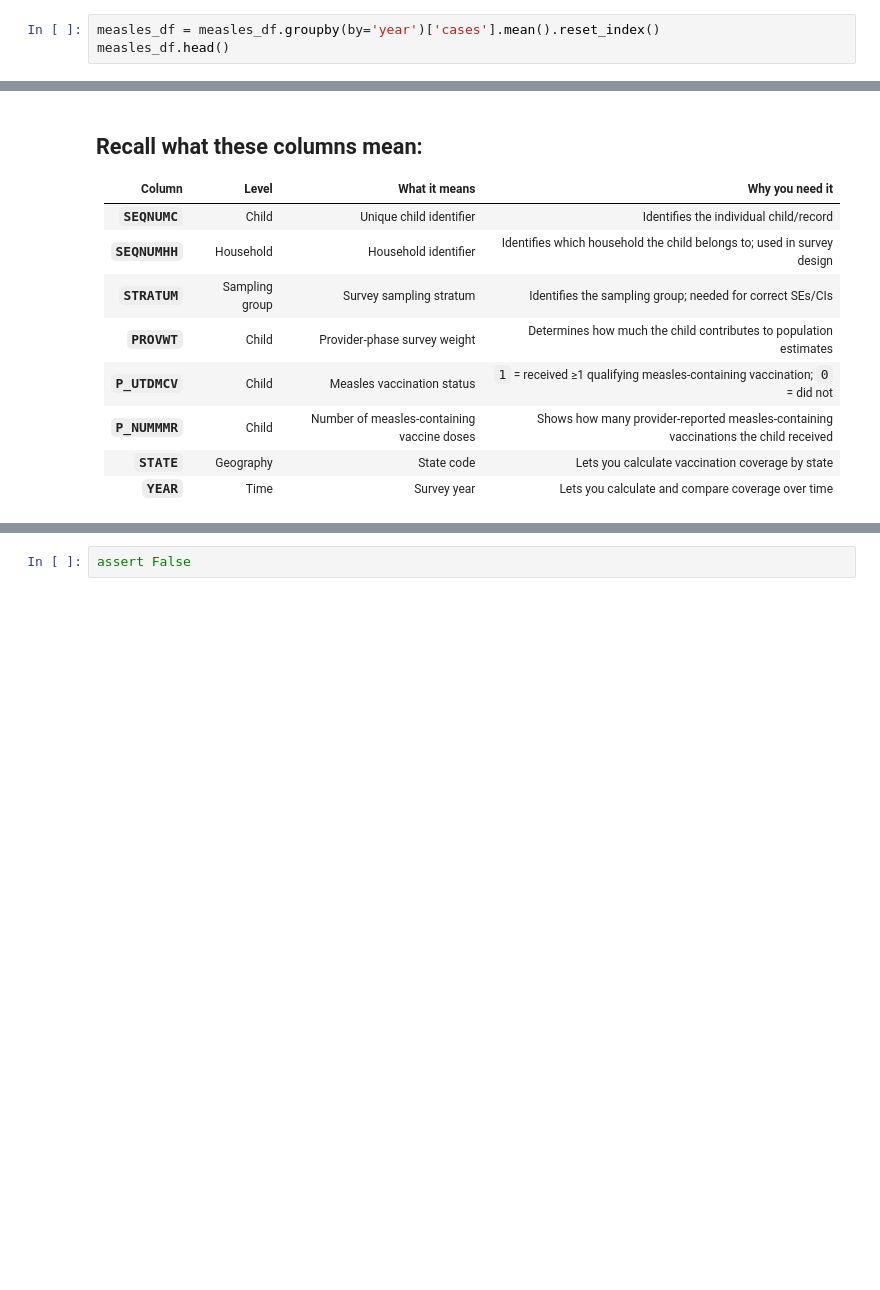
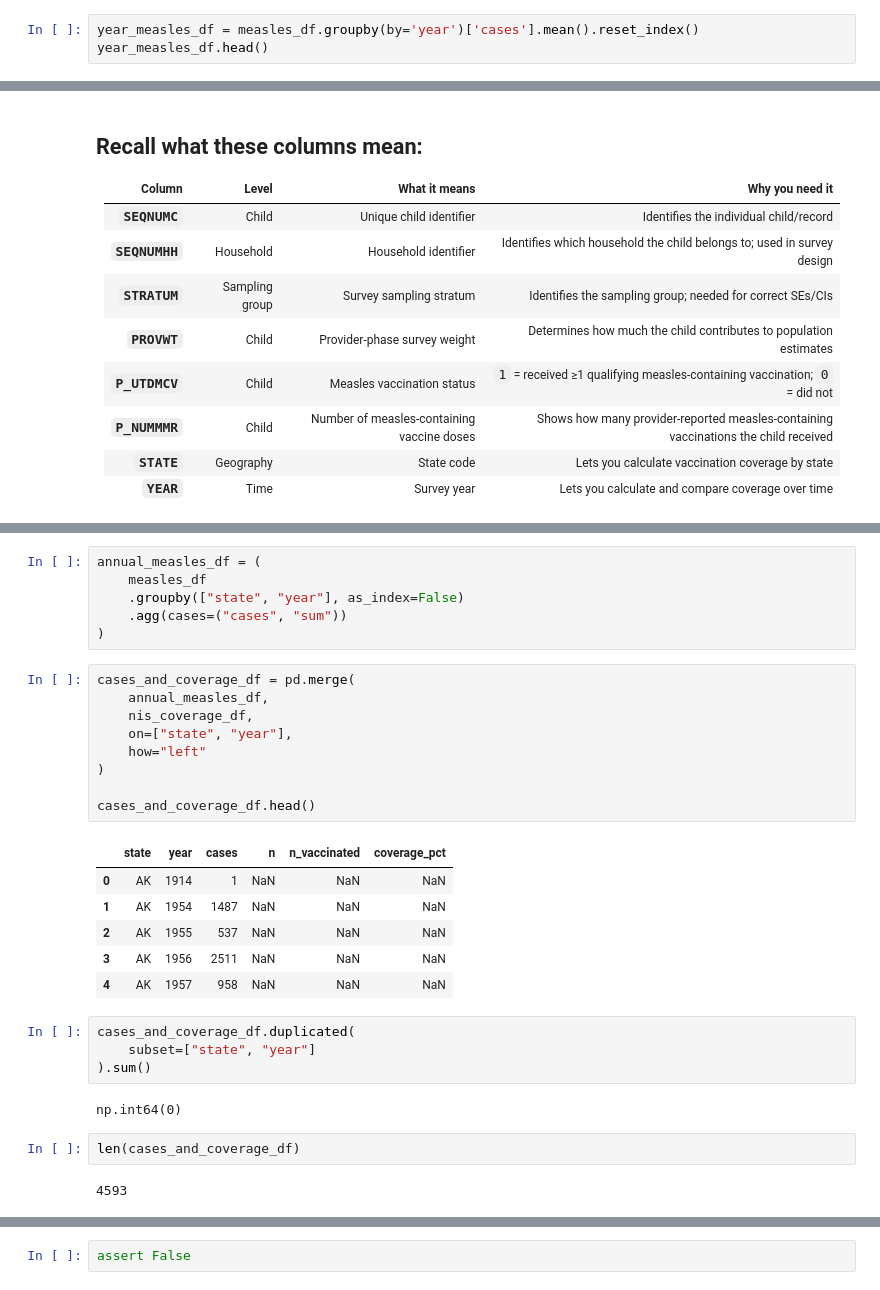
Before and after one commit to FusRaDa/biot670i_capstone_vaccination_project, a Jupyter notebook: rada_notebooks/04_measles_coverage_v_incidence.ipynb, the cells around one changed output, grey strips where cells are left out. Saved outputs shown, nothing was run; the diff lists cells and outputs as text; blank space fills up the shorter version.

```diff
--- a/rada_notebooks/04_measles_coverage_v_incidence.ipynb
+++ b/rada_notebooks/04_measles_coverage_v_incidence.ipynb
@@ -65,5 +65,5 @@ measles_df.head()
 | 3 | 106 | 1927 | WI |
 | 4 | 39 | 1927 | WI |
 # %%
-measles_df = measles_df.groupby(by='year')['cases'].mean().reset_index()
-measles_df.head()
+year_measles_df = measles_df.groupby(by='year')['cases'].mean().reset_index()
+year_measles_df.head()
@@ -142,0 +156,32 @@ year_cases_tycho_df_fig.show()
+# %%
+annual_measles_df = (
+    measles_df
+    .groupby(["state", "year"], as_index=False)
+    .agg(cases=("cases", "sum"))
+)
+# %%
+cases_and_coverage_df = pd.merge(
+    annual_measles_df,
+    nis_coverage_df,
+    on=["state", "year"],
+    how="left"
+)
+
+cases_and_coverage_df.head()
+# %% [output]
+|  | state | year | cases | n | n_vaccinated | coverage_pct |
+| 0 | AK | 1914 | 1 | NaN | NaN | NaN |
+| 1 | AK | 1954 | 1487 | NaN | NaN | NaN |
+| 2 | AK | 1955 | 537 | NaN | NaN | NaN |
+| 3 | AK | 1956 | 2511 | NaN | NaN | NaN |
+| 4 | AK | 1957 | 958 | NaN | NaN | NaN |
+# %%
+cases_and_coverage_df.duplicated(
+    subset=["state", "year"]
+).sum()
+# %% [output]
+np.int64(0)
+# %%
+len(cases_and_coverage_df)
+# %% [output]
+4593
```
Also changed, not shown: parts of 24 cells of this notebook, 4 other files.
